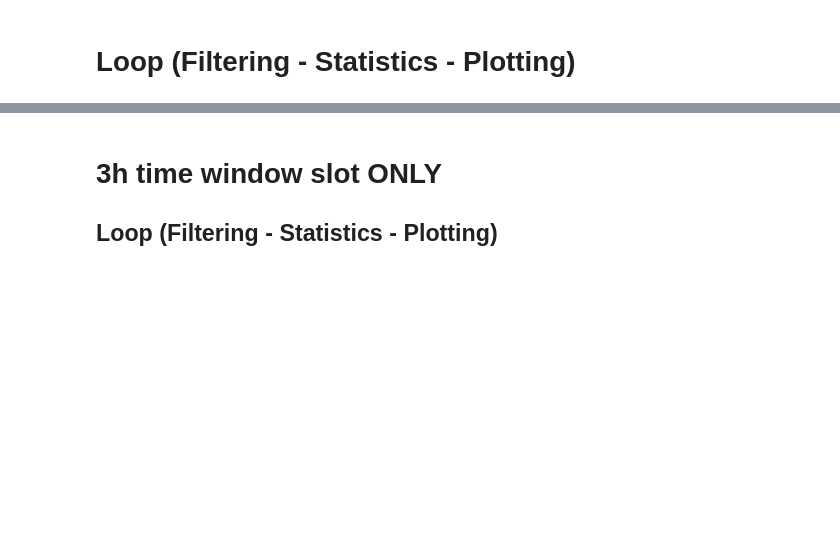
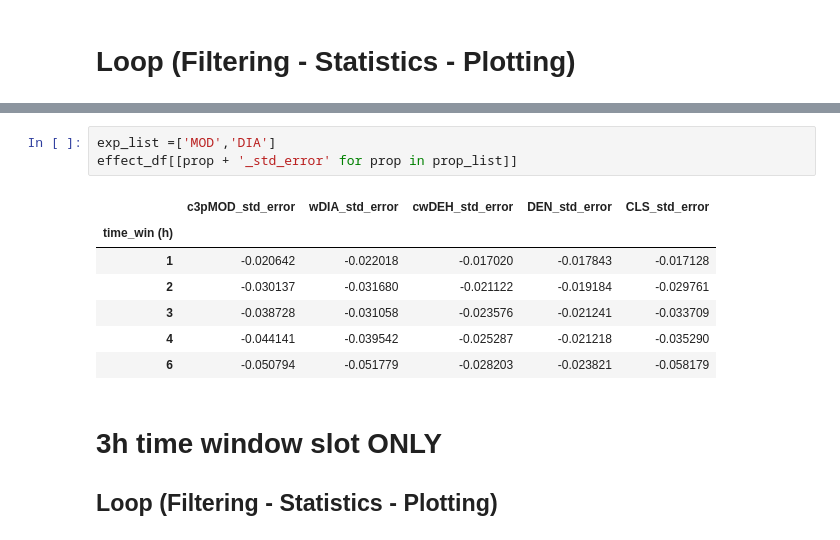
Before and after one commit to EnricoGavagnin/nest_topology_analysis, a Jupyter notebook: NTM_df_prop_processing.ipynb, the cells around one changed output, grey strips where cells are left out. Drawn from its saved outputs; the diff is of its cells as text; blank space fills up the shorter version.

```diff
--- a/NTM_df_prop_processing.ipynb
+++ b/NTM_df_prop_processing.ipynb
@@ -382,4 +393,15 @@ R[write to console]: boundary (singular) fit: see ?isSingular
 ... (21 outputs left out)
+# %%
+exp_list =['MOD','DIA']
+effect_df[[prop + '_std_error' for prop in prop_list]]
+# %% [output]
+|  | c3pMOD_std_error | wDIA_std_error | cwDEH_std_error | DEN_std_error | CLS_std_error |
+| time_win (h) |  |  |  |  |  |
+| 1 | -0.020642 | -0.022018 | -0.017020 | -0.017843 | -0.017128 |
+| 2 | -0.030137 | -0.031680 | -0.021122 | -0.019184 | -0.029761 |
+| 3 | -0.038728 | -0.031058 | -0.023576 | -0.021241 | -0.033709 |
+| 4 | -0.044141 | -0.039542 | -0.025287 | -0.021218 | -0.035290 |
+| 6 | -0.050794 | -0.051779 | -0.028203 | -0.023821 | -0.058179 |
 # %% [markdown]
 # 3h time window slot ONLY
 ## Loop (Filtering - Statistics - Plotting)
```
Also changed, not shown: parts of 1 cell of this notebook, 30 other files.
